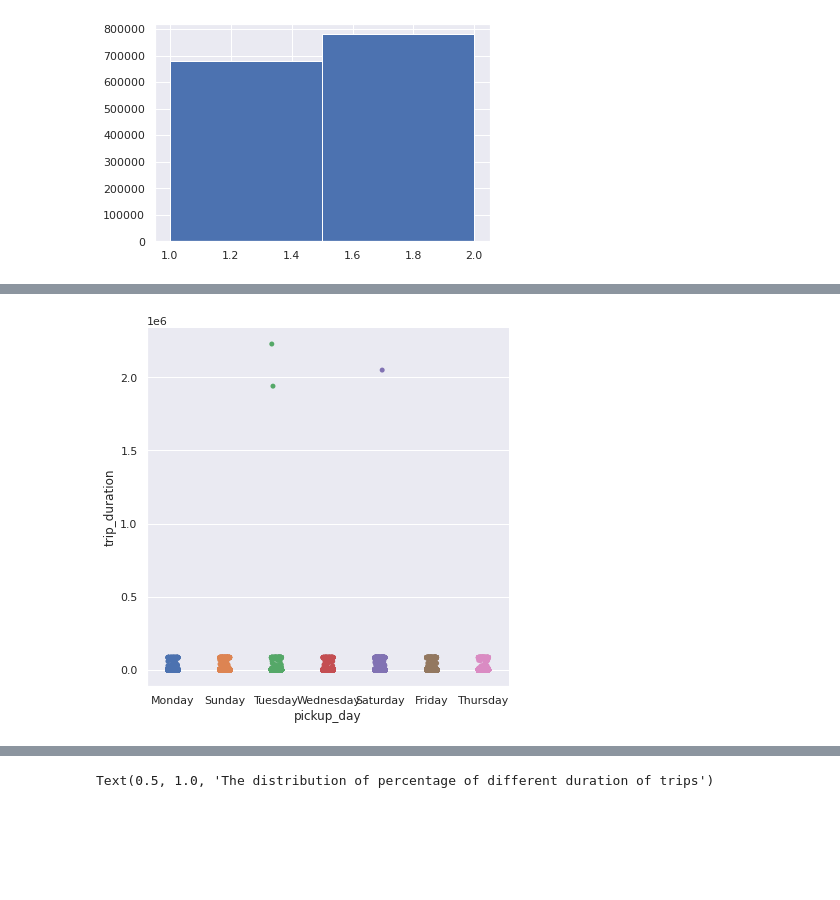
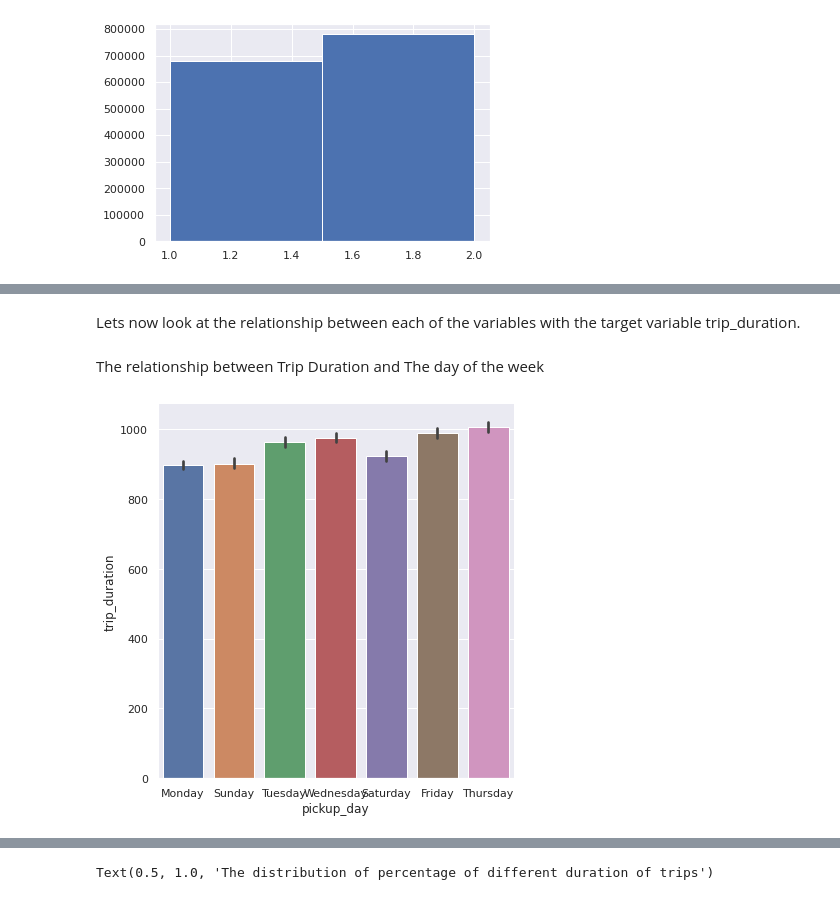
Before and after one commit to haynapasi050505/supervised-machine-learning-regression-NYC-taxi-trip, a Jupyter notebook: Copy_123of_NYC_Taxi_Trip_Time_Prediction_Capstone_Project.ipynb, the cells around one changed output, grey strips where cells are left out. Cells and saved outputs as stored; diff of their text form; code cells hidden in the pictures; blank space fills up the shorter version.

```diff
--- a/Copy_123of_NYC_Taxi_Trip_Time_Prediction_Capstone_Project.ipynb
+++ b/Copy_123of_NYC_Taxi_Trip_Time_Prediction_Capstone_Project.ipynb
@@ -271,7 +288,7 @@ plt.show()
 # %% [output]
 [figure]
 # %%
+# removing some outliers
 df = df[df.pickup_latitude < 42.5]
-df = df[df.pickup_latitude > 40.0]
-  #you have to run this code 4 times
+df = df[df.pickup_latitude > 39.0]
 # %%
@@ -379,8 +434,12 @@ Index(['id', 'vendor_id', 'pickup_datetime', 'dropoff_datetime',
+# %% [markdown]
+Lets now look at the relationship between each of the variables with the target variable trip_duration.
+# %% [markdown]
+The relationship between Trip Duration and The day of the week
 # %%
-sns.catplot(x='pickup_day' , y='trip_duration' , kind = "strip" ,  data = df ,height = 6 , aspect = 1 )
+sns.catplot(x='pickup_day' , y='trip_duration' , kind = "bar" ,  data = df ,height = 6 , aspect = 1 )
 plt.show()
 # %% [output]
-[figure, old version]
+[figure, new version]
 # %%
 sns.catplot(x='dropoff_day' , y='trip_duration' , kind = "bar" ,  data = df ,height = 6 , aspect = 1 )
 plt.show()
```
Also changed, not shown: parts of 133 cells of this notebook.
